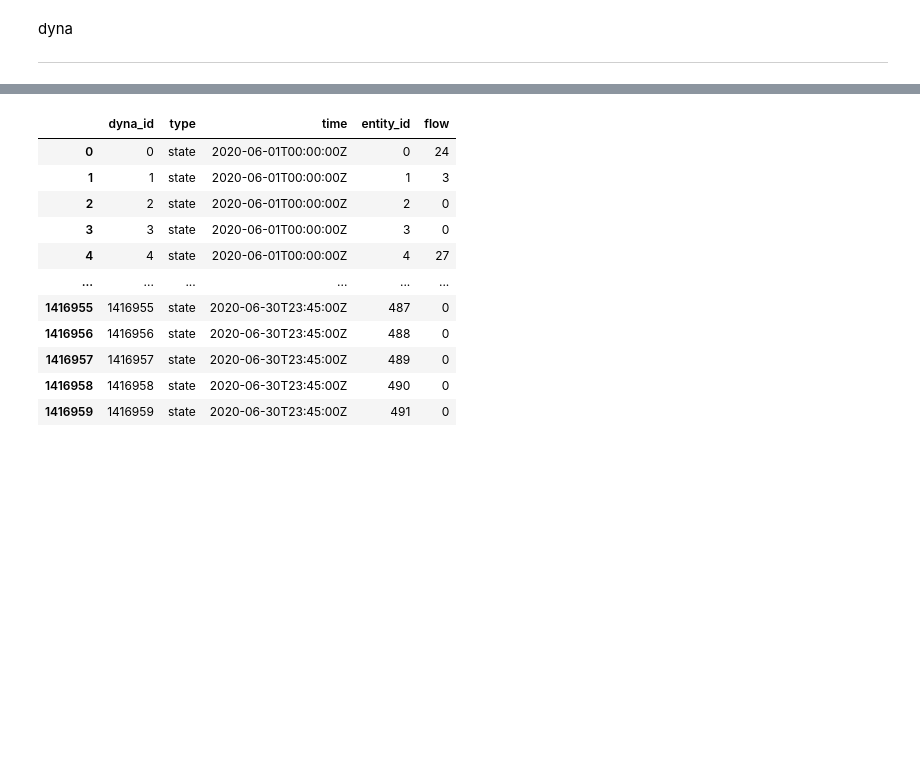
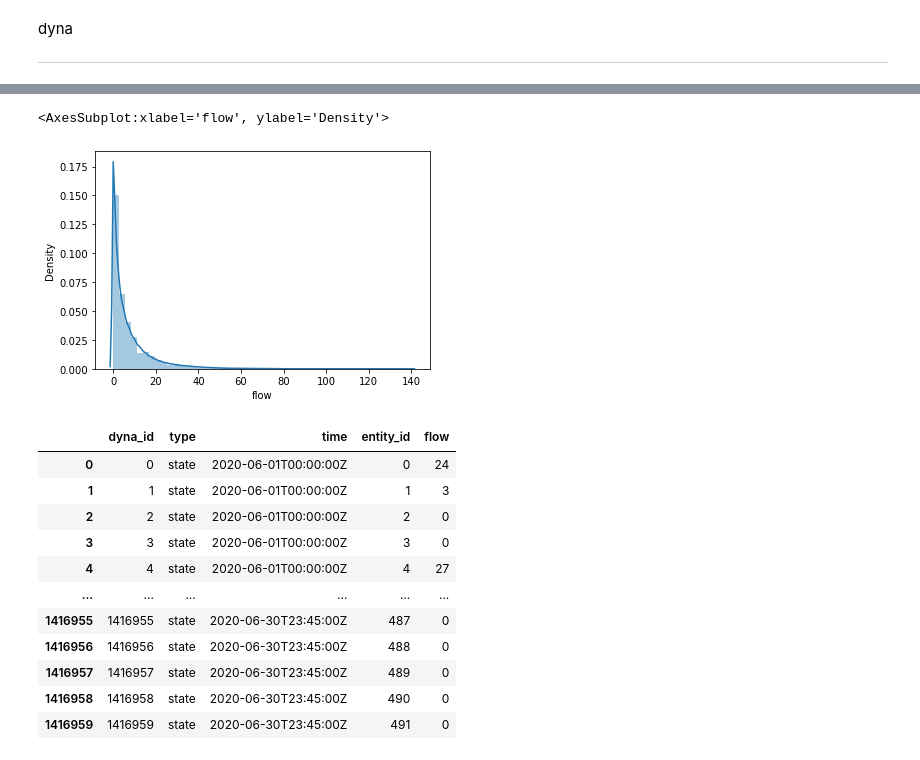
Before and after one commit to XDZhelheim/TrafficFlowModel, a Jupyter notebook: data_process/gis_pipeline/fmm2atom_gis.ipynb, the cells around one changed output, grey strips where cells are left out. Saved outputs shown, nothing was run; the diff lists cells and outputs as text; code cells hidden in the pictures; blank space fills up the shorter version.

```diff
--- a/data_process/gis_pipeline/fmm2atom_gis.ipynb
+++ b/data_process/gis_pipeline/fmm2atom_gis.ipynb
@@ -234 +492,7 @@ df_dyna_all
+# %%
+import seaborn as sns
+sns.distplot(df_dyna_all["flow"])
+# %% [output]
+<AxesSubplot:xlabel='flow', ylabel='Density'>
+[figure, added]
 # %%
```
Also changed, not shown: parts of 16 cells of this notebook, 3 other files.
